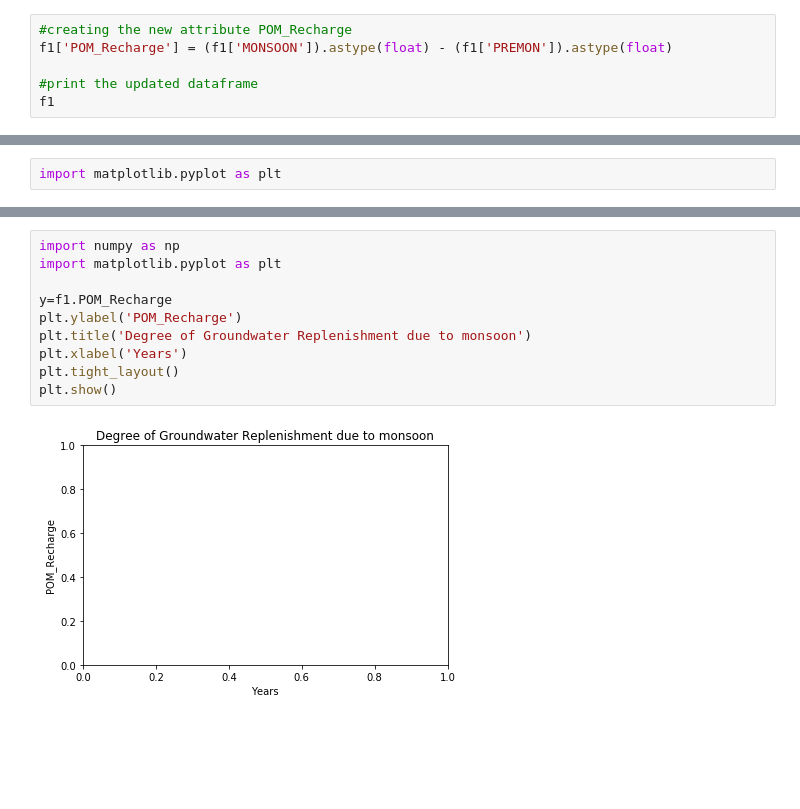
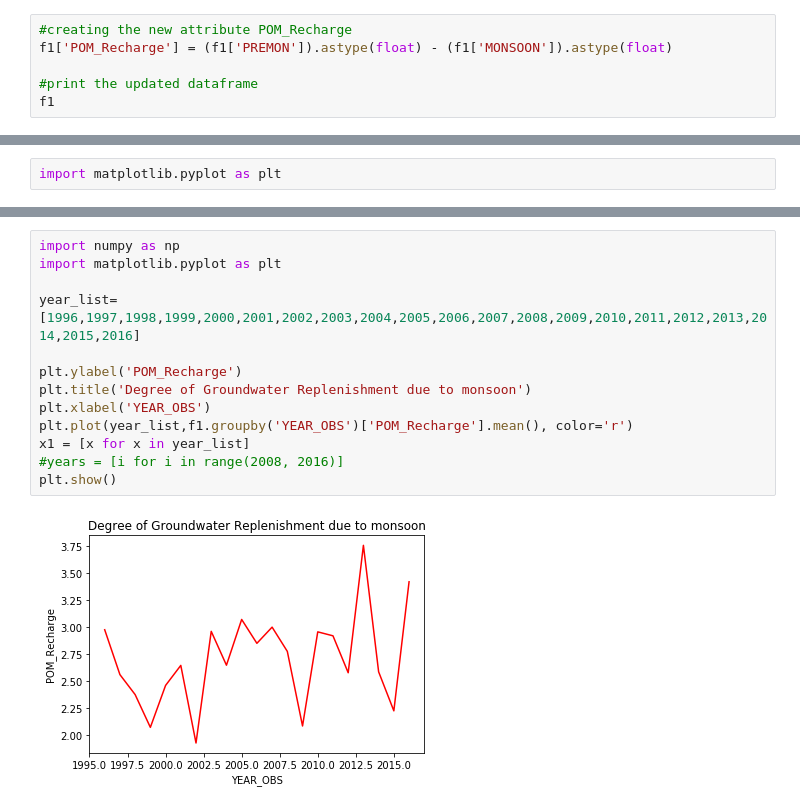
Before and after one commit to meghagrawal/BI-Project, a Jupyter notebook: Q5. Visualisation.ipynb, the cells around one changed output, grey strips where cells are left out. Cells and saved outputs as stored; diff of their text form; blank space fills up the shorter version.

```diff
--- a/Q5. Visualisation.ipynb
+++ b/Q5. Visualisation.ipynb
@@ -25,7 +25,7 @@ f1
 171138 rows × 14 columns
 # %%
 #creating the new attribute POM_Recharge
-f1['POM_Recharge'] = (f1['MONSOON']).astype(float) - (f1['PREMON']).astype(float)
+f1['POM_Recharge'] = (f1['PREMON']).astype(float) - (f1['MONSOON']).astype(float)
 
 #print the updated dataframe
 f1
@@ -55,12 +77,15 @@ import matplotlib.pyplot as plt
 # %%
 import numpy as np
 import matplotlib.pyplot as plt
 
-y=f1.POM_Recharge
+year_list=[1996,1997,1998,1999,2000,2001,2002,2003,2004,2005,2006,2007,2008,2009,2010,2011,2012,2013,2014,2015,2016]
+
 plt.ylabel('POM_Recharge')
 plt.title('Degree of Groundwater Replenishment due to monsoon')
-plt.xlabel('Years')
-plt.tight_layout()
+plt.xlabel('YEAR_OBS')
+plt.plot(year_list,f1.groupby('YEAR_OBS')['POM_Recharge'].mean(), color='r')
+x1 = [x for x in year_list]
+#years = [i for i in range(2008, 2016)]
 plt.show()
 # %% [output]
-[figure, old version]
+[figure, new version]
```
Also changed, not shown: parts of 1 cell of this notebook, 2 other files.
